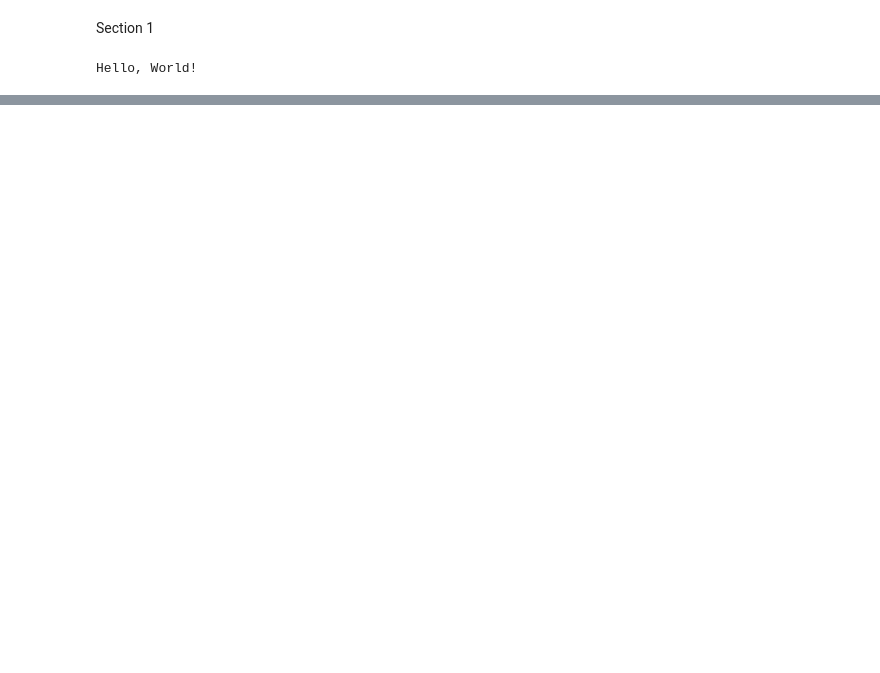
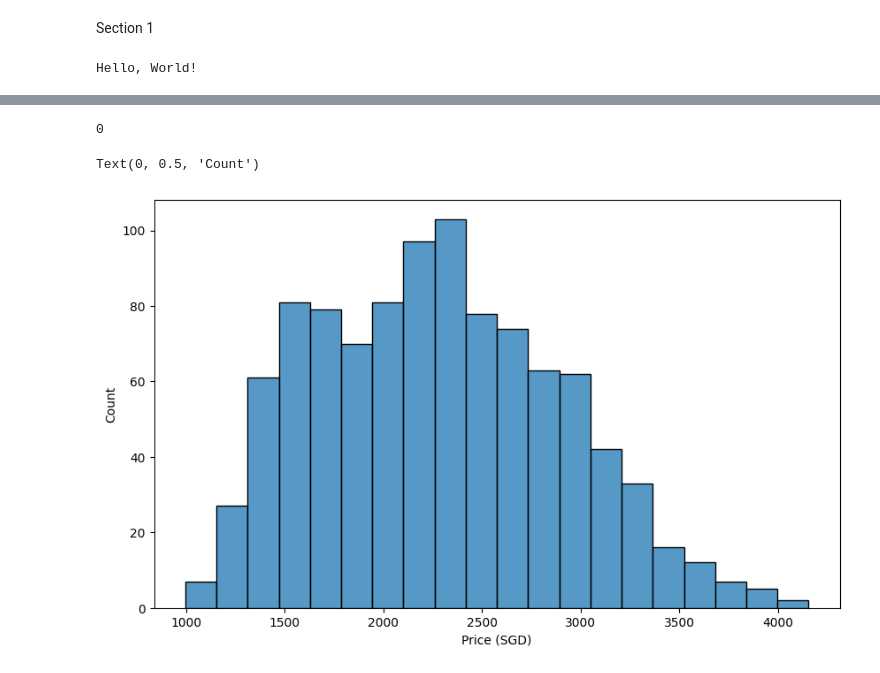
Before and after one commit to glenncyop/ADALL, a Jupyter notebook: Main.ipynb, the cells around one changed output, grey strips where cells are left out. Drawn from its saved outputs; the diff is of its cells as text; code cells hidden in the pictures; blank space fills up the shorter version.

```diff
--- a/Main.ipynb
+++ b/Main.ipynb
@@ -27,0 +102,14 @@ Successfully loaded data from GitHub!
+# %%
+# check for duplicate
+print(df.duplicated().sum())
+# %% [output]
+0
+# %%
+#plot the distribution of the target variable
+plt.figure(figsize=(10, 6))
+sns.histplot(df['Price_SGD'], bins=20)
+plt.xlabel('Price (SGD)')
+plt.ylabel('Count')
+# %% [output]
+Text(0, 0.5, 'Count')
+[figure, added]
```
Also changed, not shown: parts of 9 cells of this notebook.
